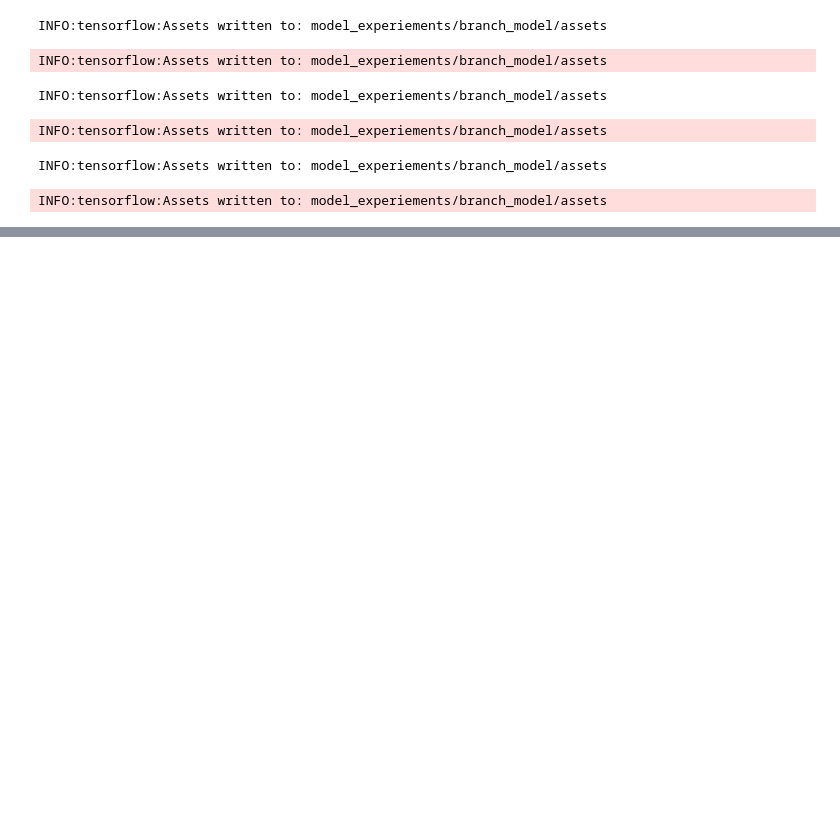
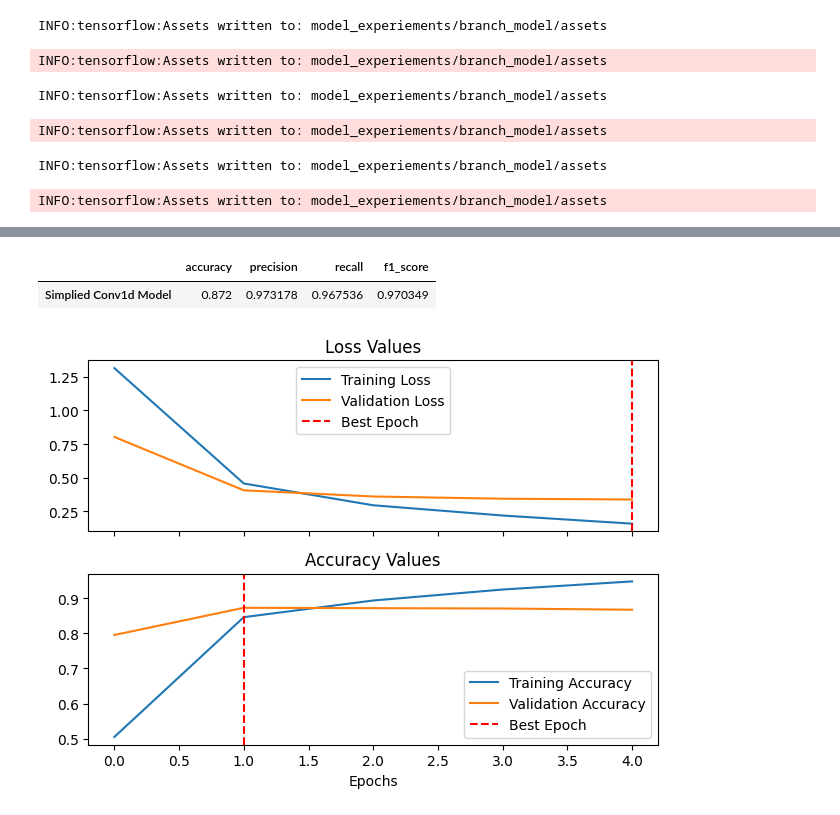
Before and after one commit to rvtovar/nlp_emotion_labeling, a Jupyter notebook: main.ipynb, the cells around one changed output, grey strips where cells are left out. Cells and saved outputs as stored; diff of their text form; code cells hidden in the pictures; blank space fills up the shorter version.

```diff
--- a/main.ipynb
+++ b/main.ipynb
@@ -434,0 +456,10 @@ plot_history(mod_4_hist)
+# %%
+# Bidirectional LSTM Information
+pd.DataFrame(mod_3_results, index=['Simplied Conv1d Model'])
+# %% [output]
+|  | accuracy | precision | recall | f1_score |
+| Simplied Conv1d Model | 0.872 | 0.973178 | 0.967536 | 0.970349 |
+# %%
+plot_history(mod_3_hist)
+# %% [output]
+[figure, added]
```
Also changed, not shown: parts of 19 cells of this notebook, 1 other file.
